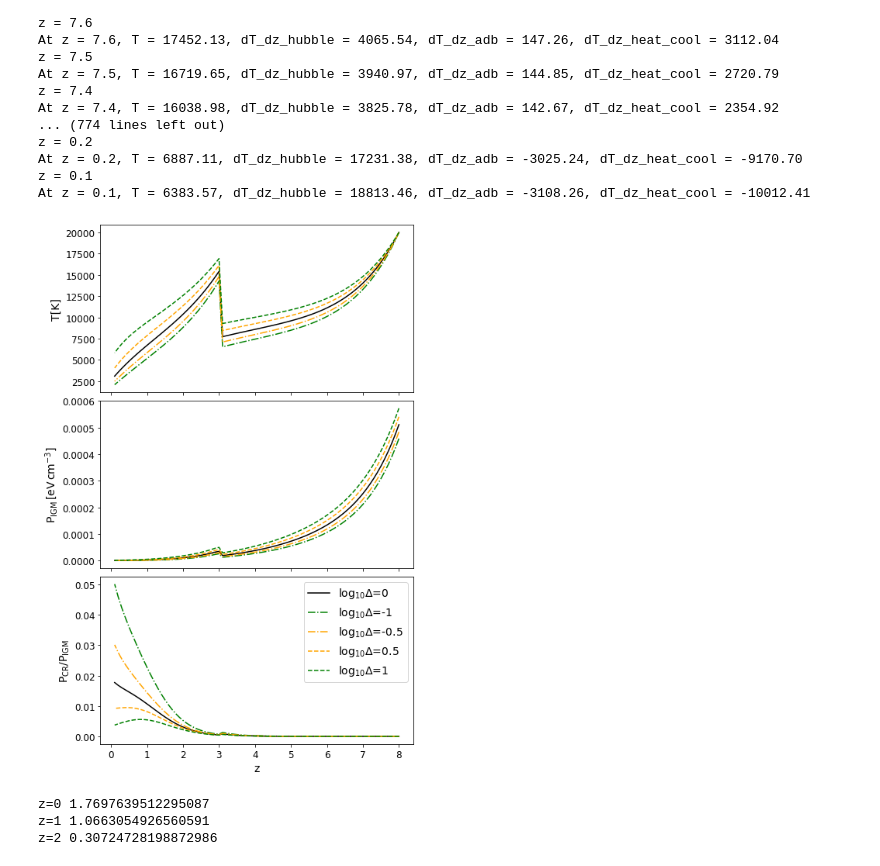
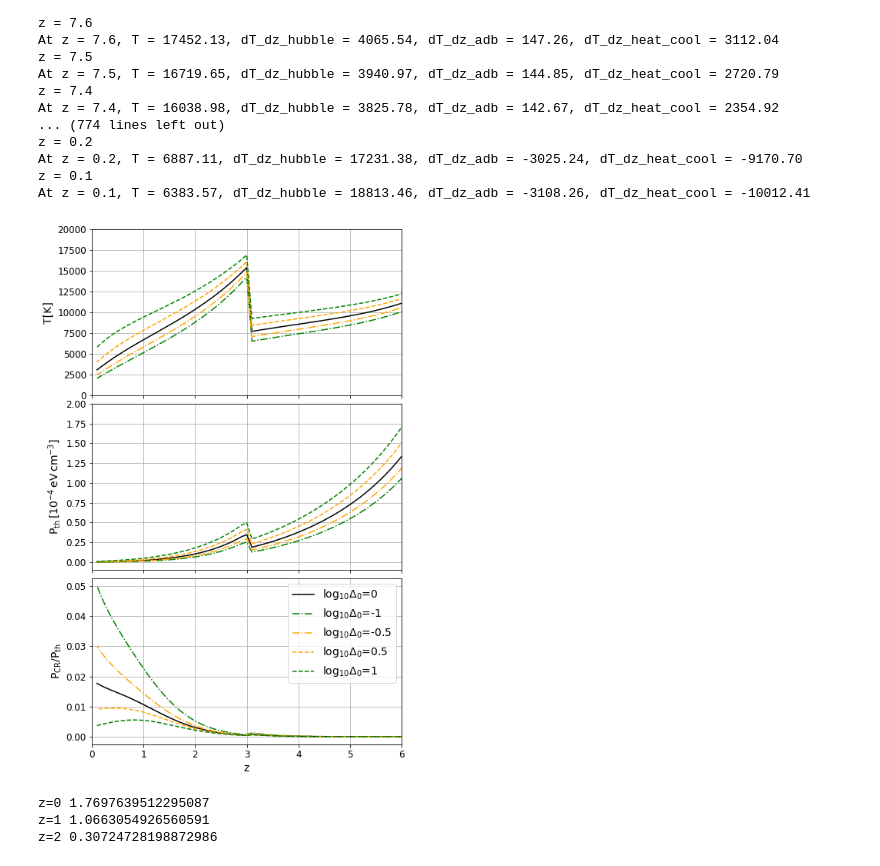
Before and after one commit to hirata10/IGMCRProject, a Jupyter notebook: IGMCR/result.ipynb, the cells around one changed output. Cells and saved outputs as stored; diff of their text form; code cells hidden in the pictures.

Commit message:
figure updates

```diff
--- a/IGMCR/result.ipynb
+++ b/IGMCR/result.ipynb
@@ -292,50 +300,56 @@ P_CR = np.array(P_CR)
 # %%
 fig, axs = plt.subplots(3,1,figsize=(7,10),sharex=True)
 #for i in range(5):
 #    axs[0].plot(zs, T_arr[i], label= '$\mathrm{ln}\Delta$=%.1f' % ln_Delta[i])
 #    axs[1].plot(zs, P_arr[i], label= '$\mathrm{ln}\Delta$=%.1f' % ln_Delta[i])
 #    axs[2].plot(zs, P_CR[i]/P_arr[i], label= '$\mathrm{ln}\Delta\,=\,%.1f$' % ln_Delta[i])
 
-axs[0].plot(zs, T_arr[2], '-', color='black', label = '$\mathrm{log_{10}}\Delta$=0')
-axs[0].plot(zs, T_arr[0], '-.', color='green', label = '$\mathrm{log_{10}}\Delta$=-1')
-axs[0].plot(zs, T_arr[1], '-.', color='orange', label = '$\mathrm{log_{10}}\Delta$=-0.5')
-axs[0].plot(zs, T_arr[3], '--', color='orange', label = '$\mathrm{log_{10}}\Delta$=0.5')
-axs[0].plot(zs, T_arr[4], '--', color='green', label = '$\mathrm{log_{10}}\Delta$=1')
+axs[0].plot(zs, T_arr[2], '-', color='black', label = '$\mathrm{log_{10}}\Delta_0$=0')
+axs[0].plot(zs, T_arr[0], '-.', color='green', label = '$\mathrm{log_{10}}\Delta_0$=-1')
+axs[0].plot(zs, T_arr[1], '-.', color='orange', label = '$\mathrm{log_{10}}\Delta_0$=-0.5')
+axs[0].plot(zs, T_arr[3], '--', color='orange', label = '$\mathrm{log_{10}}\Delta_0$=0.5')
+axs[0].plot(zs, T_arr[4], '--', color='green', label = '$\mathrm{log_{10}}\Delta_0$=1')
 axs[0].tick_params(axis='y', labelsize=12)
 
-axs[1].plot(zs, P_arr[2], '-', color='black', label = '$\mathrm{log_{10}}\Delta$=0')
-axs[1].plot(zs, P_arr[0], '-.', color='green', label = '$\mathrm{log_{10}}\Delta$=-1')
-axs[1].plot(zs, P_arr[1], '-.', color='orange', label = '$\mathrm{log_{10}}\Delta$=-0.5')
-axs[1].plot(zs, P_arr[3], '--', color='orange', label = '$\mathrm{log_{10}}\Delta$=0.5')
-axs[1].plot(zs, P_arr[4], '--', color='green', label = '$\mathrm{log_{10}}\Delta$=1')
+axs[1].plot(zs, 1e4*P_arr[2], '-', color='black', label = '$\mathrm{log_{10}}\Delta_0$=0')
+axs[1].plot(zs, 1e4*P_arr[0], '-.', color='green', label = '$\mathrm{log_{10}}\Delta_0$=-1')
+axs[1].plot(zs, 1e4*P_arr[1], '-.', color='orange', label = '$\mathrm{log_{10}}\Delta_0$=-0.5')
+axs[1].plot(zs, 1e4*P_arr[3], '--', color='orange', label = '$\mathrm{log_{10}}\Delta_0$=0.5')
+axs[1].plot(zs, 1e4*P_arr[4], '--', color='green', label = '$\mathrm{log_{10}}\Delta_0$=1')
 axs[1].tick_params(axis='y', labelsize=12)
 
-axs[2].plot(zs, P_CR[2]/P_arr[2], '-', color='black', label = '$\mathrm{log_{10}}\Delta$=0')
-axs[2].plot(zs, P_CR[0]/P_arr[0], '-.', color='green', label = '$\mathrm{log_{10}}\Delta$=-1')
-axs[2].plot(zs, P_CR[1]/P_arr[1], '-.', color='orange', label = '$\mathrm{log_{10}}\Delta$=-0.5')
-axs[2].plot(zs, P_CR[3]/P_arr[3], '--', color='orange', label = '$\mathrm{log_{10}}\Delta$=0.5')
-axs[2].plot(zs, P_CR[4]/P_arr[4], '--', color='green', label = '$\mathrm{log_{10}}\Delta$=1')
+axs[2].plot(zs, P_CR[2]/P_arr[2], '-', color='black', label = '$\mathrm{log_{10}}\Delta_0$=0')
+axs[2].plot(zs, P_CR[0]/P_arr[0], '-.', color='green', label = '$\mathrm{log_{10}}\Delta_0$=-1')
+axs[2].plot(zs, P_CR[1]/P_arr[1], '-.', color='orange', label = '$\mathrm{log_{10}}\Delta_0$=-0.5')
+axs[2].plot(zs, P_CR[3]/P_arr[3], '--', color='orange', label = '$\mathrm{log_{10}}\Delta_0$=0.5')
+axs[2].plot(zs, P_CR[4]/P_arr[4], '--', color='green', label = '$\mathrm{log_{10}}\Delta_0$=1')
 axs[2].tick_params(axis='x', labelsize=12)
 axs[2].tick_params(axis='y', labelsize=12)
 
 plt.legend(fontsize=14)
 #axs[0].set_xlabel('z', fontsize=14)
 axs[0].set_ylabel('T[K]', fontsize=14)
 
 #axs[1].set_xlabel('z', fontsize=14)
-axs[1].set_ylabel('$\mathrm{P_{IGM}\,[eV\,cm^{-3}]}$', fontsize=14)
+axs[1].set_ylabel('$\mathrm{P_{th}\,[ 10^{-4}\, eV\,cm^{-3}]}$', fontsize=14)
 
 axs[2].set_xlabel('z', fontsize=14)
-axs[2].set_ylabel('$\mathrm{P_{CR}/P_{IGM}}$', fontsize=14)
+axs[2].set_ylabel('$\mathrm{P_{CR}/P_{th}}$', fontsize=14)
+
+axs[0].set_ylim([0,2e4])
+axs[1].set_ylim([-.1,2])
 
 plt.subplots_adjust(hspace=0.05)
 
 plt.subplots_adjust(left=0.15, right=0.95, top=0.98, bottom=0.05)
+for i in range(3):
+    axs[i].grid()
+    axs[i].set_xlim([0,6])
 
-#plt.savefig('TP.pdf')
+plt.savefig('TP.pdf')
 plt.show()
 # %% [output]
-[figure, old version]
+[figure, new version]
 # %%
 print('z=0', P_CR[2][-1]/P_arr[2][-1]*100)
 print('z=1', P_CR[2][70]/P_arr[2][70]*100)
```
Also changed, not shown: parts of 4 cells of this notebook, 2 other files.
